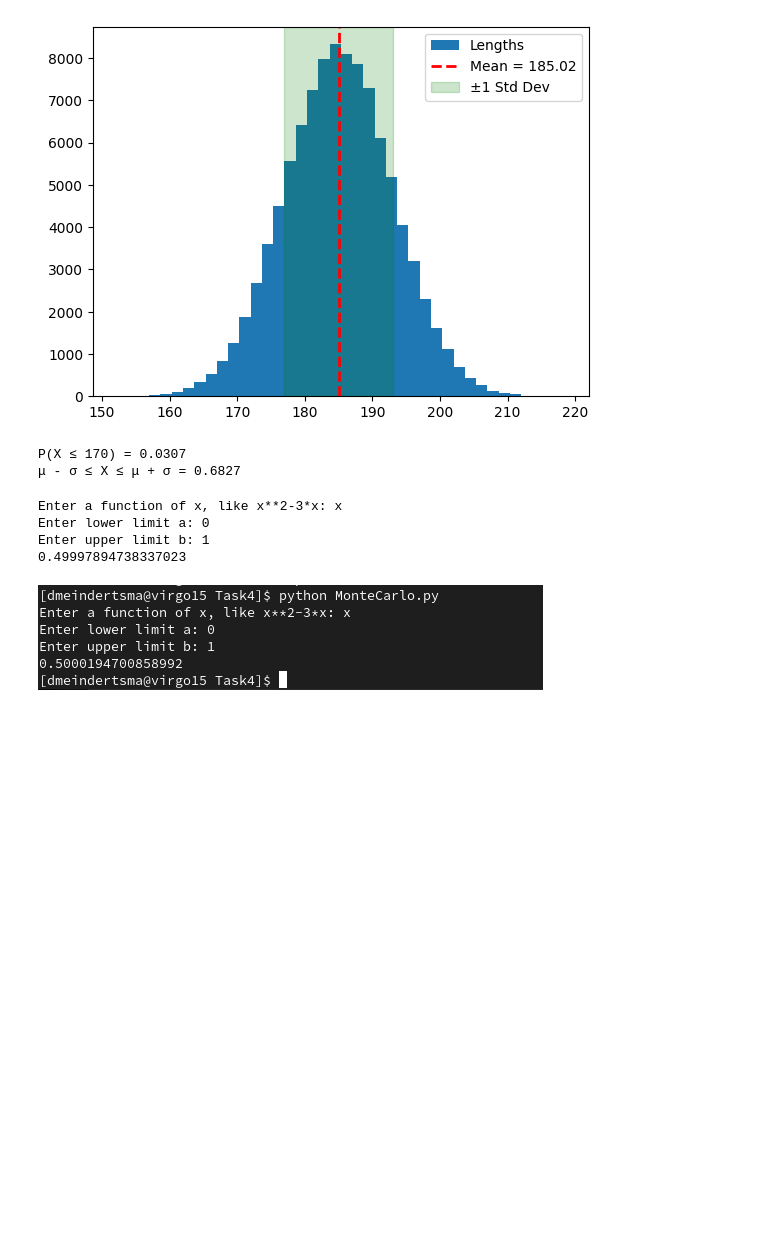
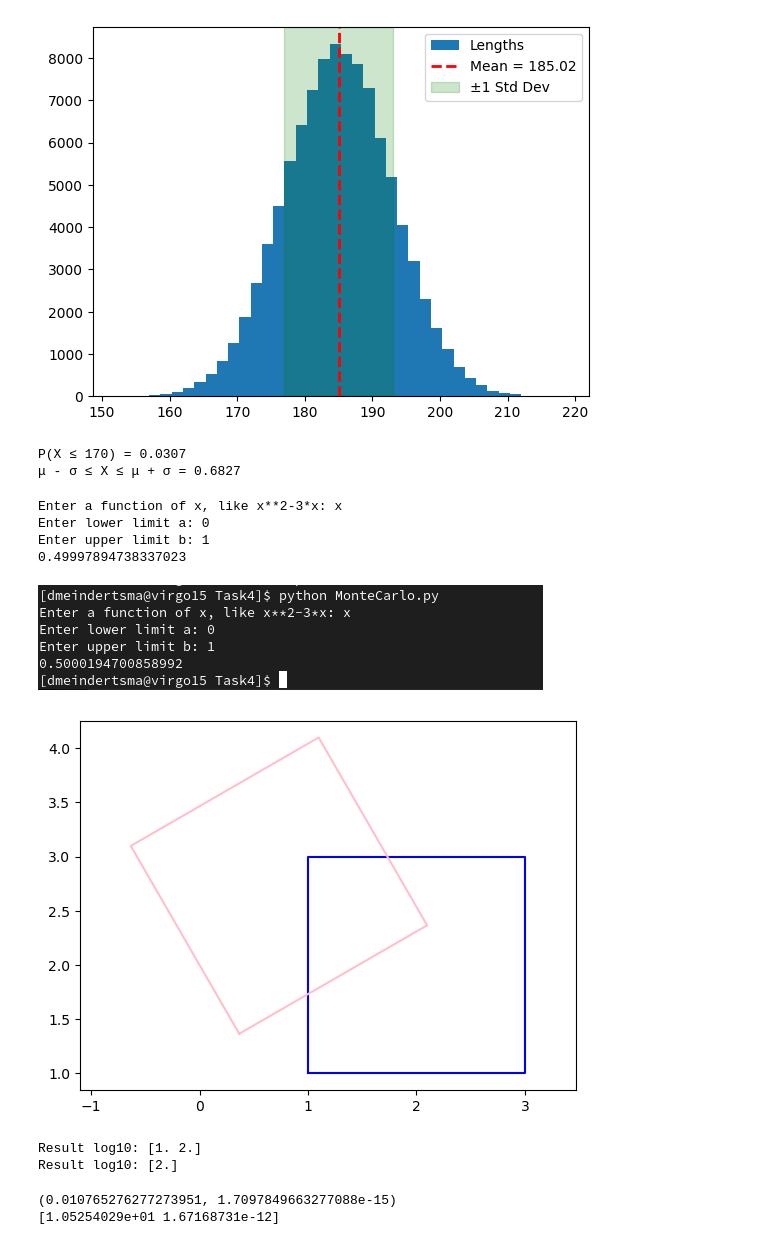
Before and after one commit to dmeindertsma/PROGNUM-repo, a Jupyter notebook: Task4/Session quiz week 4.ipynb, the cells around one changed output. Cells and saved outputs as stored; diff of their text form; code cells hidden in the pictures; blank space fills up the shorter version.

```diff
--- a/Task4/Session quiz week 4.ipynb
+++ b/Task4/Session quiz week 4.ipynb
@@ -92,3 +92,78 @@ Enter upper limit b: 1
 0.49997894738337023
 # %% [markdown]
 ![image.png](attachment:image.png)
+# %%
+from math import *
+from matplotlib import pyplot as plt
+import numpy as np
+
+angle=radians(30)
+rotor=np.cos(angle)+ 1j*np.sin(angle)
+x = np.array([1,3,3,1,1])
+y = np.array([1,1,3,3,1])
+z = x + 1j*y
+z2 = z * rotor
+# New coordinates:
+x2 = z2.real
+y2 = z2.imag
+plt.plot(x, y, color='blue')
+plt.plot(x2, y2, color='pink')
+plt.axis('equal')
+plt.show()
+# %% [output]
+[figure, added]
+# %%
+import numpy as np
+
+def funcfilter(func,seq):
+    array=np.asarray(seq)
+    filtered=[]
+    for x in array:
+        if x>0:
+            filtered.append(x)
+    filtered=np.asarray(filtered)
+    final=func(filtered)
+    return final
+
+sq = np.array([-100, -10, 0, 10, 100])
+result = funcfilter(np.log10, sq)
+print("Result log10:", result)
+
+result2= funcfilter(np.log10, [100])
+print("Result log10:", result2)
+# %% [output]
+Result log10: [1. 2.]
+Result log10: [2.]
+# %%
+from astropy.cosmology import Planck18
+import numpy as np
+
+H0 = Planck18.H0.value
+Om0 = Planck18.Om0
+Ode0 = Planck18.Ode0
+
+from scipy import integrate
+
+def H(z):
+    Hz=H0*(Om0*((1+z)**3)+Ode0)**0.5
+    return Hz
+
+def tL(z):
+    integral=1/((1+z)*H(z))
+    return integral
+
+z=2
+
+lookback_time= integrate.quad(tL,0,z)
+print(lookback_time)                          # In (1/(km/s/Mpc))
+
+# To get Gyr
+
+Mpc_to_km=3.08567758128e19
+s_to_Gyr=3.156e16
+tLz_in_Gyr= np.array(lookback_time)*Mpc_to_km/s_to_Gyr
+
+print(tLz_in_Gyr)
+# %% [output]
+(0.010765276277273951, 1.7097849663277088e-15)
+[1.05254029e+01 1.67168731e-12]
```
Also changed, not shown: parts of 3 cells of this notebook, 1 other file.
